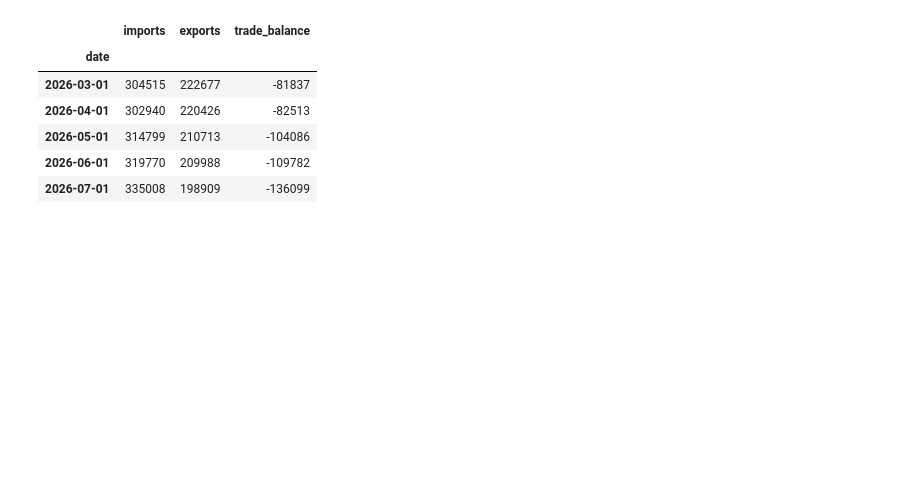
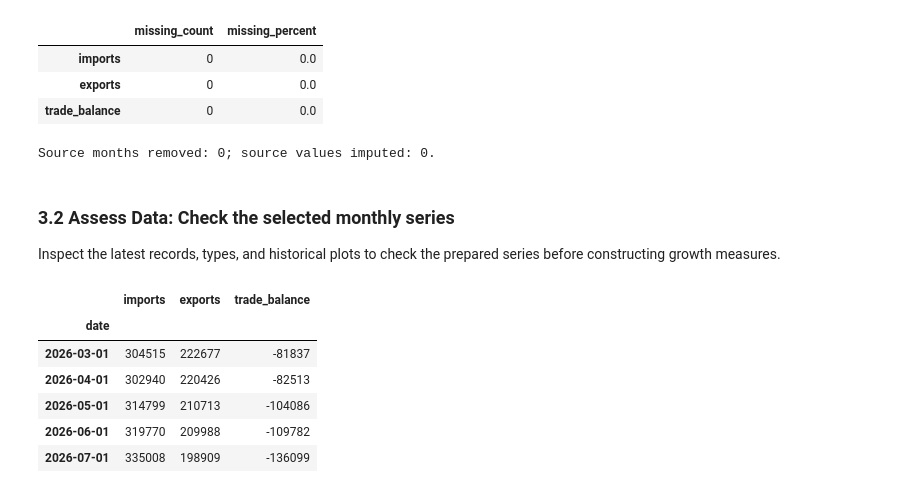
Before and after one commit to groundhog-21/trump-tariffs-and-international-trade, a Jupyter notebook: notebooks/data_understanding_and_preparation.ipynb, the cells around one changed output. Cells and saved outputs as stored; diff of their text form; code cells hidden in the pictures; blank space fills up the shorter version.

```diff
--- a/notebooks/data_understanding_and_preparation.ipynb
+++ b/notebooks/data_understanding_and_preparation.ipynb
@@ -91,3 +158,29 @@ trade_df.head()
+# %%
+assert goods["per_name"].notna().all(), (
+    "Unmatched period codes need investigation."
+)
+assert goods["date"].notna().all(), "Missing dates need investigation."
+source_missing = pd.DataFrame({
+    "missing_count": trade_df.isna().sum(),
+    "missing_percent": trade_df.isna().mean().mul(100),
+})
+display(source_missing)
+assert not trade_df.isna().any().any(), (
+    "Unexpected missing monthly measurements: "
+    "investigate before calculating growth."
+)
+assert not conversion_failures.any(), "Unexpected non-numeric source values."
+print("Source months removed: 0; source values imputed: 0.")
+# %% [output]
+|  | missing_count | missing_percent |
+| imports | 0 | 0.0 |
+| exports | 0 | 0.0 |
+| trade_balance | 0 | 0.0 |
+Source months removed: 0; source values imputed: 0.
+# %% [markdown]
+### 3.2 Assess Data: Check the selected monthly series
+
+Inspect the latest records, types, and historical plots to check the prepared series before constructing growth measures.
 # %%
 trade_df.tail()
 # %% [output]
```
Also changed, not shown: parts of 27 cells of this notebook, 9 other files.
